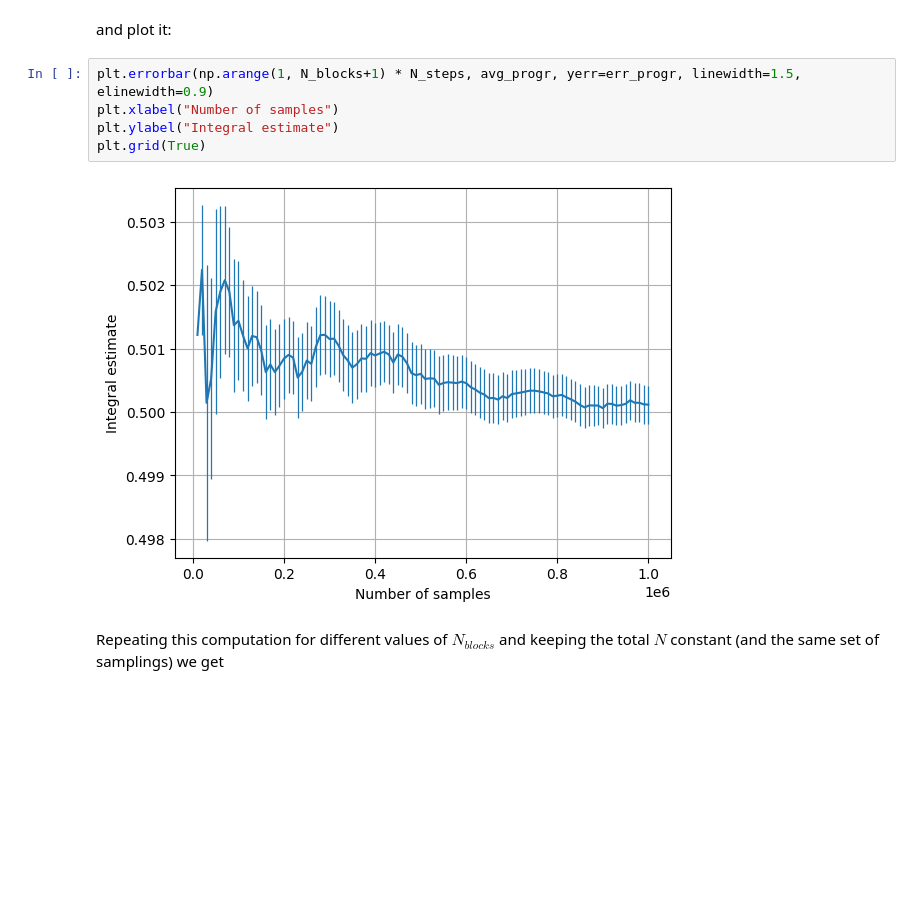
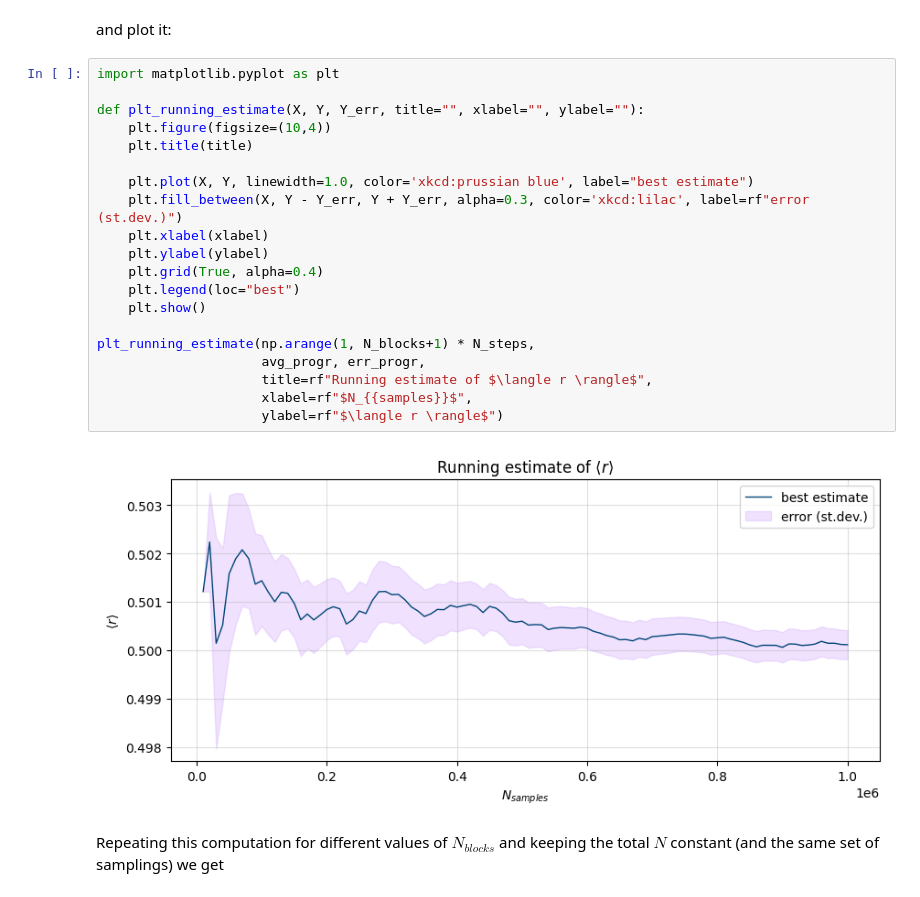
Before and after one commit to daaario/numerical_simulation_laboratory, a Jupyter notebook: 01_mc_integrals_and_buffon.ipynb, the cells around one changed output. Saved outputs shown, nothing was run; the diff lists cells and outputs as text; blank space fills up the shorter version.

Commit message:
Adjusted plots visual settings.

```diff
--- a/01_mc_integrals_and_buffon.ipynb
+++ b/01_mc_integrals_and_buffon.ipynb
@@ -56,12 +55,27 @@ for block in range(N_blocks):
 # %% [markdown]
 and plot it:
 # %%
-plt.errorbar(np.arange(1, N_blocks+1) * N_steps, avg_progr, yerr=err_progr, linewidth=1.5, elinewidth=0.9)
-plt.xlabel("Number of samples")
-plt.ylabel("Integral estimate")
-plt.grid(True)
+import matplotlib.pyplot as plt
+
+def plt_running_estimate(X, Y, Y_err, title="", xlabel="", ylabel=""):
+    plt.figure(figsize=(10,4))
+    plt.title(title)
+
+    plt.plot(X, Y, linewidth=1.0, color='xkcd:prussian blue', label="best estimate")
+    plt.fill_between(X, Y - Y_err, Y + Y_err, alpha=0.3, color='xkcd:lilac', label=rf"error (st.dev.)")
+    plt.xlabel(xlabel)
+    plt.ylabel(ylabel)
+    plt.grid(True, alpha=0.4)
+    plt.legend(loc="best")
+    plt.show()
+
+plt_running_estimate(np.arange(1, N_blocks+1) * N_steps,
+                     avg_progr, err_progr,
+                     title=rf"Running estimate of $\langle r \rangle$",
+                     xlabel=rf"$N_{{samples}}$",
+                     ylabel=rf"$\langle r \rangle$")
 # %% [output]
-[figure, old version]
+[figure, new version]
 # %% [markdown]
 Repeating this computation for different values of $N_{blocks}$ and keeping the total $N$ constant (and the same set of samplings) we get
 # %%
```
Also changed, not shown: parts of 5 cells of this notebook, 10 other files.
